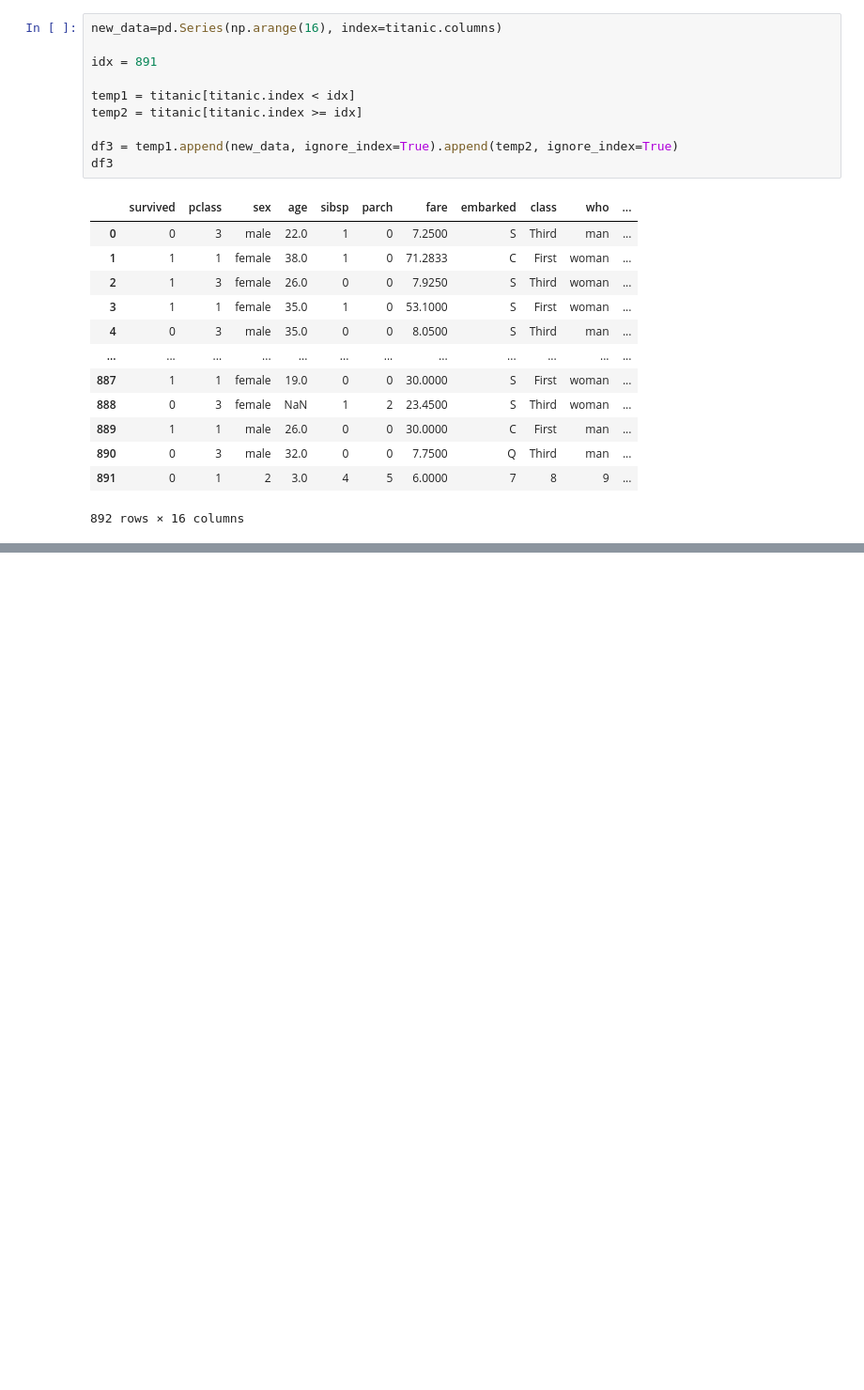
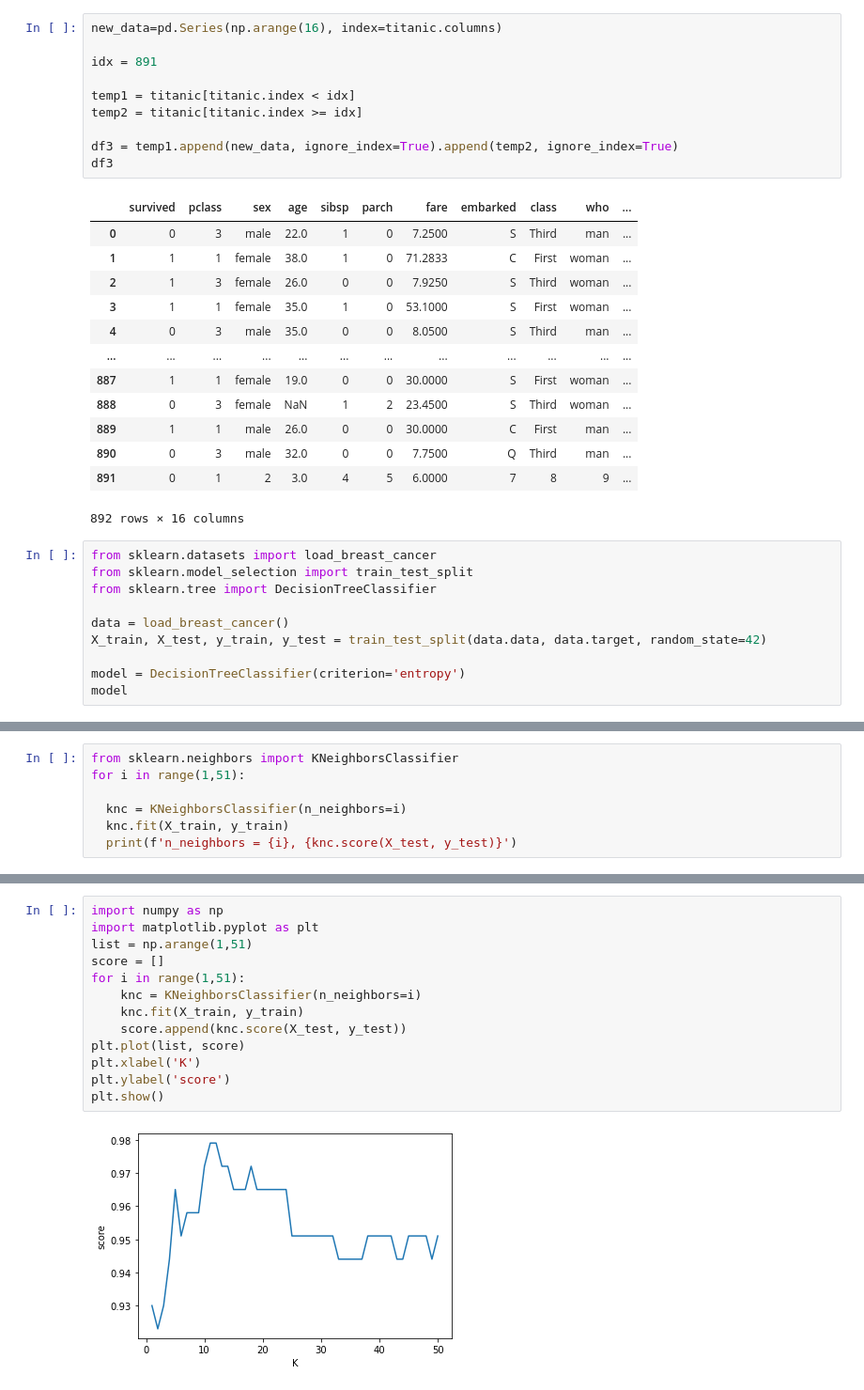
Before and after one commit to vvbshvv/12.22-, a Jupyter notebook: 연습3.ipynb, the cells around one changed output, grey strips where cells are left out. Shown: that part at 94% size. Saved outputs shown, nothing was run; the diff lists cells and outputs as text; blank space fills up the shorter version.

```diff
--- a/연습3.ipynb
+++ b/연습3.ipynb
@@ -265,3 +265,13 @@ df3
 | 890 | 0 | 3 | male | 32.0 | 0 | 0 | 7.7500 | Q | Third | man | ... |
 | 891 | 0 | 1 | 2 | 3.0 | 4 | 5 | 6.0000 | 7 | 8 | 9 | ... |
 892 rows × 16 columns
+# %%
+from sklearn.datasets import load_breast_cancer
+from sklearn.model_selection import train_test_split
+from sklearn.tree import DecisionTreeClassifier
+
+data = load_breast_cancer()
+X_train, X_test, y_train, y_test = train_test_split(data.data, data.target, random_state=42)
+
+model = DecisionTreeClassifier(criterion='entropy')
+model
@@ -267,0 +280,7 @@ df3
+# %%
+from sklearn.neighbors import KNeighborsClassifier
+for i in range(1,51):
+
+  knc = KNeighborsClassifier(n_neighbors=i)
+  knc.fit(X_train, y_train)
+  print(f'n_neighbors = {i}, {knc.score(X_test, y_test)}')
@@ -267,0 +305,15 @@ df3
+# %%
+import numpy as np
+import matplotlib.pyplot as plt
+list = np.arange(1,51)
+score = []
+for i in range(1,51):
+    knc = KNeighborsClassifier(n_neighbors=i)
+    knc.fit(X_train, y_train)
+    score.append(knc.score(X_test, y_test))
+plt.plot(list, score)
+plt.xlabel('K')
+plt.ylabel('score')
+plt.show()
+# %% [output]
+[figure, added]
```
Also changed, not shown: parts of 10 cells of this notebook.
